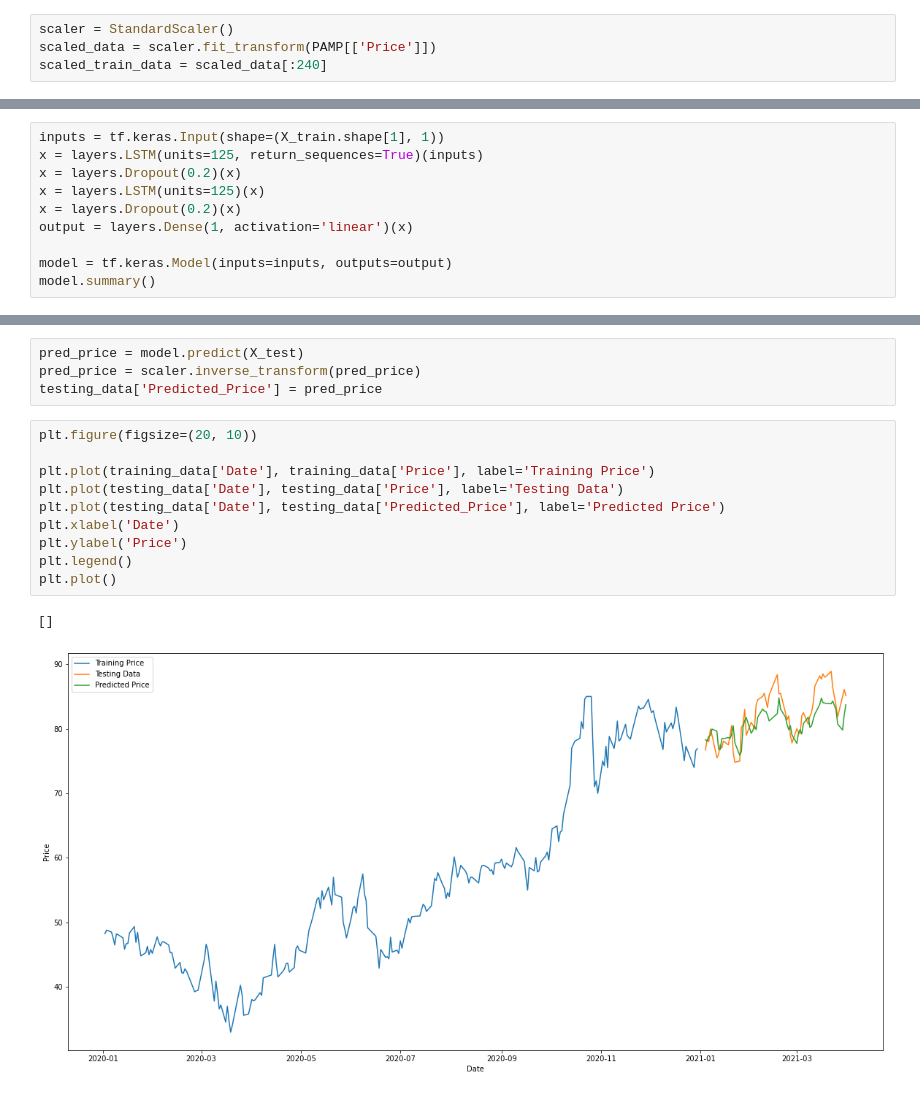
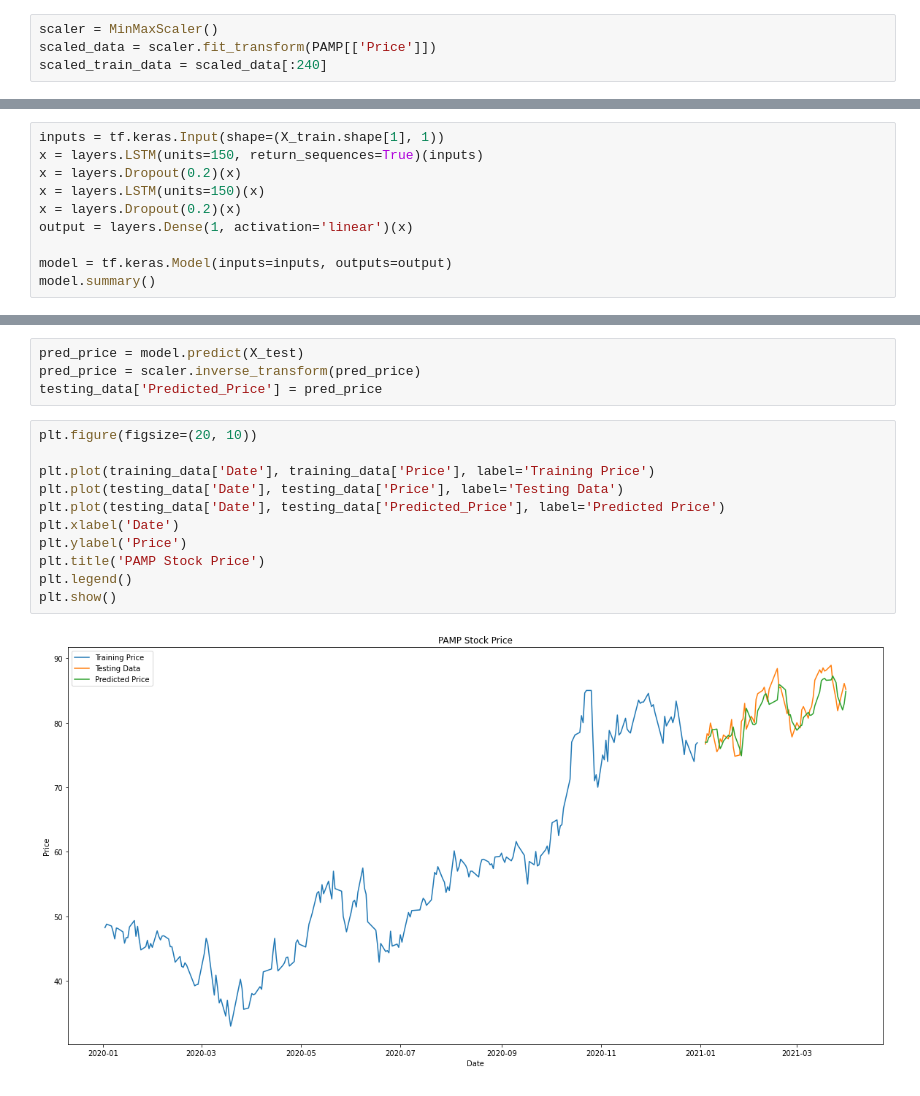
Before and after one commit to c-woo/Value-Investor, a Jupyter notebook: Untitled.ipynb, the cells around one changed output, grey strips where cells are left out. Saved outputs shown, nothing was run; the diff lists cells and outputs as text.

Commit message:
Update LSTM model

```diff
--- a/Untitled.ipynb
+++ b/Untitled.ipynb
@@ -135,16 +135,16 @@ def get_train_data(data, window_size):
 
     return np.array(X), np.array(y)
 # %%
-scaler = StandardScaler()
+scaler = MinMaxScaler()
 scaled_data = scaler.fit_transform(PAMP[['Price']])
 scaled_train_data = scaled_data[:240]
 # %%
 X_train, y_train = get_train_data(scaled_train_data, 10)
 # %%
 inputs = tf.keras.Input(shape=(X_train.shape[1], 1))
-x = layers.LSTM(units=125, return_sequences=True)(inputs)
+x = layers.LSTM(units=150, return_sequences=True)(inputs)
 x = layers.Dropout(0.2)(x)
-x = layers.LSTM(units=125)(x)
+x = layers.LSTM(units=150)(x)
 x = layers.Dropout(0.2)(x)
 output = layers.Dense(1, activation='linear')(x)
 
@@ -223,13 +223,13 @@ testing_data['Predicted_Price'] = pred_price
 # %%
 plt.figure(figsize=(20, 10))
 
 plt.plot(training_data['Date'], training_data['Price'], label='Training Price')
 plt.plot(testing_data['Date'], testing_data['Price'], label='Testing Data')
 plt.plot(testing_data['Date'], testing_data['Predicted_Price'], label='Predicted Price')
 plt.xlabel('Date')
 plt.ylabel('Price')
+plt.title('PAMP Stock Price')
 plt.legend()
-plt.plot()
+plt.show()
 # %% [output]
-[]
-[figure, old version]
+[figure, new version]
```
Also changed, not shown: parts of 5 cells of this notebook.
